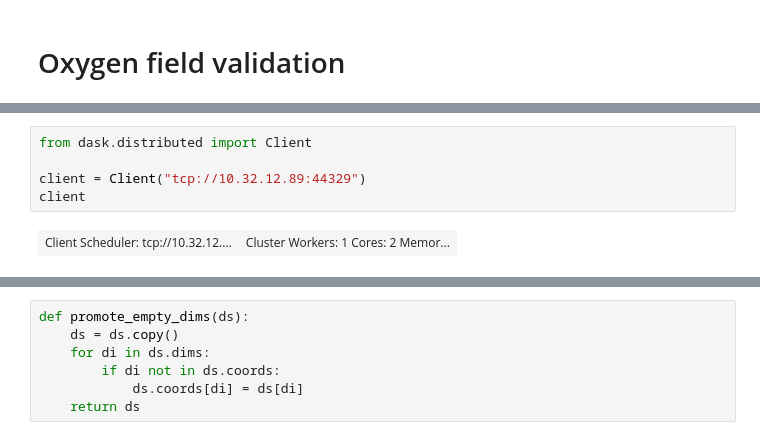
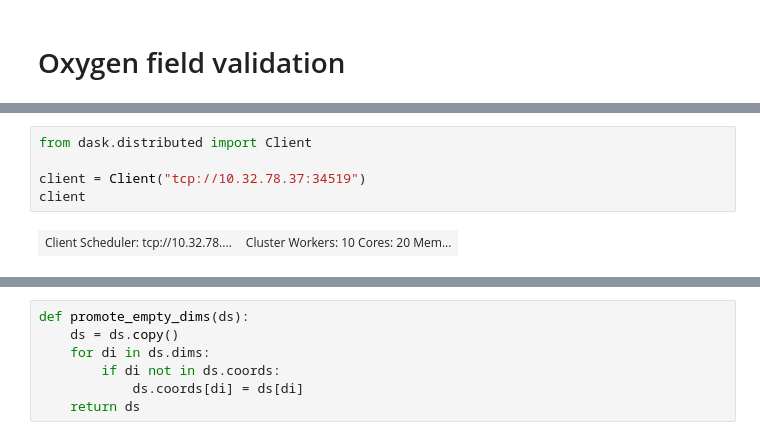
Before and after one commit to mara-freilich/cmip6hack-ocean-bgc, a Jupyter notebook: notebooks/jbusecke_o2_validation.ipynb, the cells around one changed output, grey strips where cells are left out. Saved outputs shown, nothing was run; the diff lists cells and outputs as text.

```diff
--- a/notebooks/jbusecke_o2_validation.ipynb
+++ b/notebooks/jbusecke_o2_validation.ipynb
@@ -3,7 +17,7 @@
 # %%
 from dask.distributed import Client
 
-client = Client("tcp://10.32.12.89:44329")
+client = Client("tcp://10.32.78.37:34519")
 client
 # %% [output]
-| Client Scheduler: tcp://10.32.12.... | Cluster Workers: 1 Cores: 2 Memor... |
+| Client Scheduler: tcp://10.32.78.... | Cluster Workers: 10 Cores: 20 Mem... |
```
Also changed, not shown: parts of 19 cells of this notebook.
